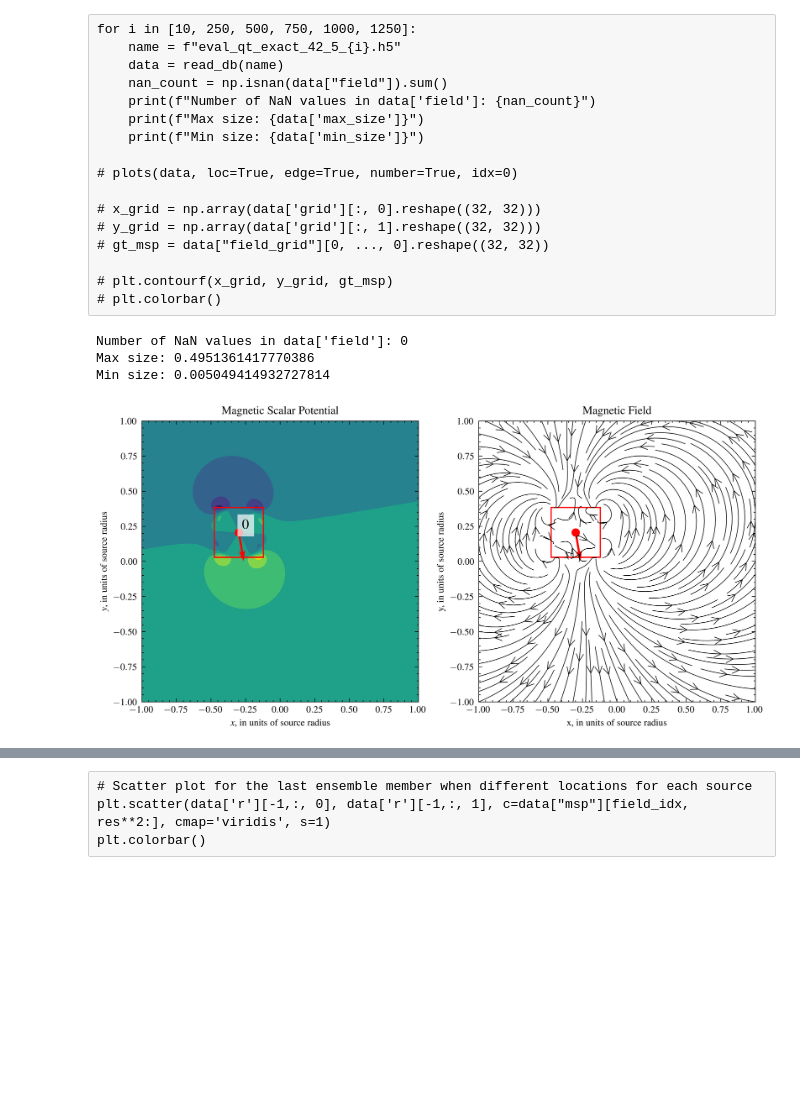
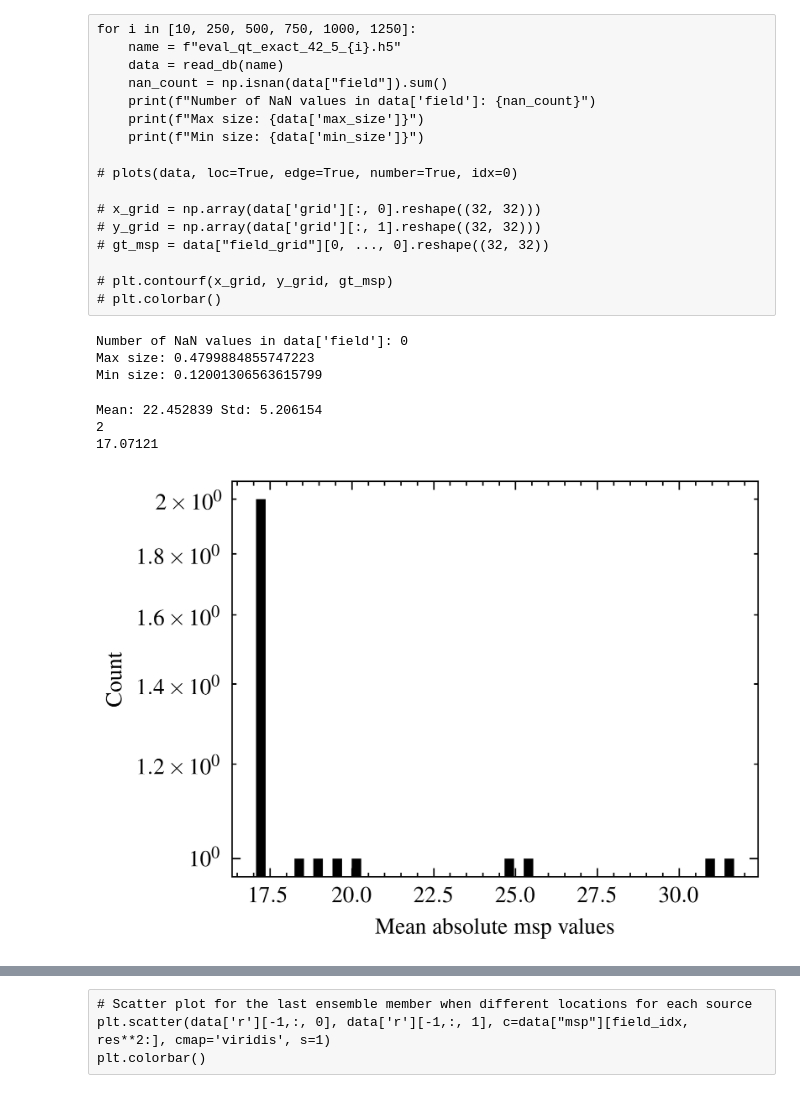
Before and after one commit to cmt-dtu-energy/hypermagnetics, a Jupyter notebook: nbs/check_dataset.ipynb, the cells around one changed output, grey strips where cells are left out. Drawn from its saved outputs; the diff is of its cells as text; code cells hidden in the pictures; blank space fills up the shorter version.

```diff
--- a/nbs/check_dataset.ipynb
+++ b/nbs/check_dataset.ipynb
@@ -28,20 +28,36 @@ for i in [10, 250, 500, 750, 1000, 1250]:
 # plt.contourf(x_grid, y_grid, gt_msp)
 # plt.colorbar()
 # %%
-name = "val_qt_dipole_res128_40_1020_1.h5"
-res = 128
-field_idx = 50
-data = read_db(name)
+# name = "100_50050_train.h5"
+# data = read_db_old(name, max_samples=10000)
+name = "eval_large_m_42_10_1500.h5"
+data = read_db(name, max_samples=10000)
+res = 16
+field_idx = 4
 nan_count = np.isnan(data["field"]).sum()
 print(f"Number of NaN values in data['field']: {nan_count}")
 print(f"Max size: {data['max_size']}")
 print(f"Min size: {data['min_size']}")
-plots(data, loc=True, edge=True, number=True, idx=field_idx)
+# plots(data, loc=True, edge=True, number=True, idx=field_idx)
 # %% [output]
 Number of NaN values in data['field']: 0
-Max size: 0.4951361417770386
-Min size: 0.005049414932727814
+Max size: 0.4799884855747223
+Min size: 0.12001306563615799
-[figure, removed]
+# %%
+mean_abs = np.mean(np.abs(data["msp"]), axis=-1)
+print("Mean:", np.mean(mean_abs), "Std:", np.std(mean_abs))
+print(np.argmin(mean_abs))
+print(mean_abs[np.argmin(mean_abs)])
+plt.hist(mean_abs, bins=50)
+plt.yscale("log")
+plt.xlabel("Mean absolute msp values")
+plt.ylabel("Count")
+plt.show()
+# %% [output]
+Mean: 22.452839 Std: 5.206154
+2
+17.07121
+[figure, added]
 # %%
 x_grid = np.array(data['grid'][:, 0].reshape((res, res)))
 y_grid = np.array(data['grid'][:, 1].reshape((res, res)))
```
Also changed, not shown: parts of 3 cells of this notebook, 7 other files.
